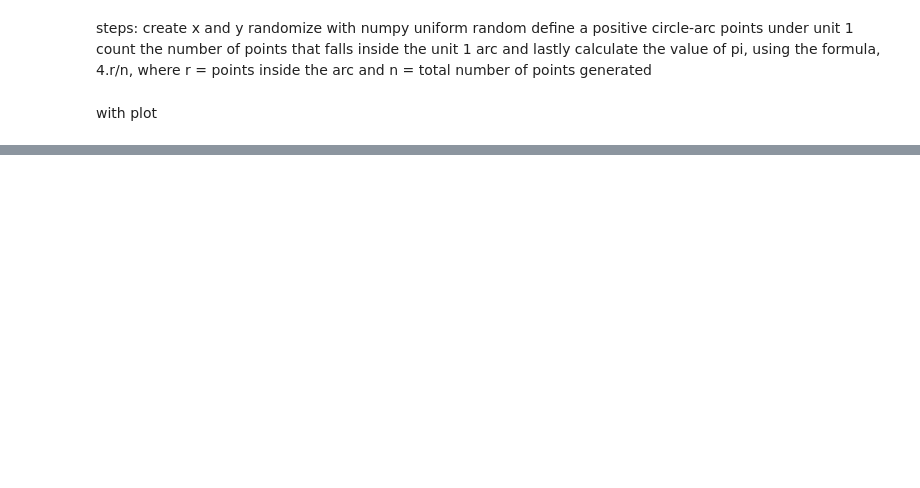
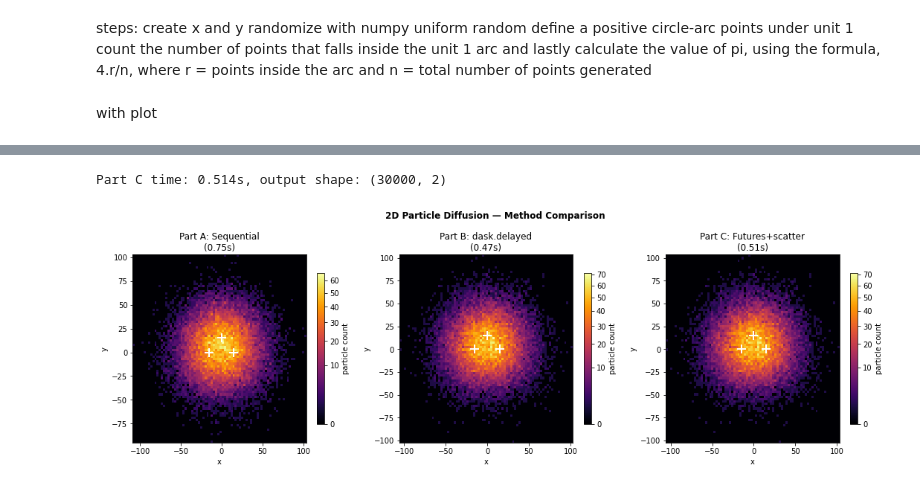
Before and after one commit to shreejal1/miniproject_computing, a Jupyter notebook: lecture3_exercise.ipynb, the cells around one changed output, grey strips where cells are left out. Drawn from its saved outputs; the diff is of its cells as text; code cells hidden in the pictures; blank space fills up the shorter version.

```diff
--- a/lecture3_exercise.ipynb
+++ b/lecture3_exercise.ipynb
@@ -140,0 +883,56 @@ Time elapsed: 0.2019 seconds
+# %%
+# Part C — Futures + scatter
+start = time.perf_counter()
+scattered_sources = client.scatter([src for src in SOURCES], broadcast=True)
+
+futures = []
+for src_id, src_future in enumerate(scattered_sources):
+    for batch_id in range(N_BATCHES):
+        seed = src_id * N_BATCHES + batch_id
+        futures.append(
+            client.submit(
+                walk_batch,
+                src_future,
+                seed,
+                BATCH_SIZE,
+                N_STEPS,
+                pure=False,
+            )
+        )
+
+chunks_c = [f.result() for f in as_completed(futures)]
+pos_c = np.vstack(chunks_c)
+time_c = time.perf_counter() - start
+
+print(f"Part C time: {time_c:.3f}s, output shape: {pos_c.shape}")
+# %% [output]
+Part C time: 0.514s, output shape: (30000, 2)
+# %%
+fig, axes = plt.subplots(1, 3, figsize=(15, 5))
+fig.suptitle("2D Particle Diffusion — Method Comparison", fontweight="bold")
+
+titles = [
+    f"Part A: Sequential\n({time_a:.2f}s)",
+    f"Part B: dask.delayed\n({time_b:.2f}s)",
+    f"Part C: Futures+scatter\n({time_c:.2f}s)",
+]
+
+for ax, pos, title in zip(axes, [pos_a, pos_b, pos_c], titles):
+    h = ax.hist2d(
+        pos[:, 0],
+        pos[:, 1],
+        bins=80,
+        cmap="inferno",
+        norm=mcolors.PowerNorm(gamma=0.5),
+    )
+    plt.colorbar(h[3], ax=ax, shrink=0.8, label="particle count")
+    for src in SOURCES:
+        ax.plot(src[0], src[1], "w+", ms=12, mew=2)
+    ax.set_title(title)
+    ax.set_xlabel("x")
+    ax.set_ylabel("y")
+
+plt.tight_layout()
+plt.show()
+# %% [output]
+[figure, added]
```
Also changed, not shown: parts of 24 cells of this notebook, 7 other files.
